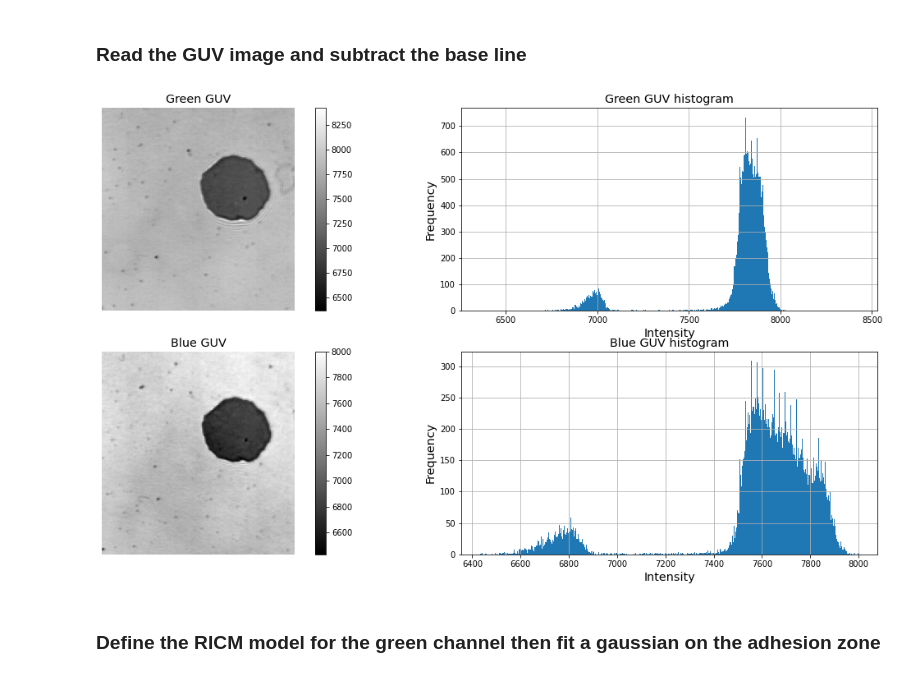
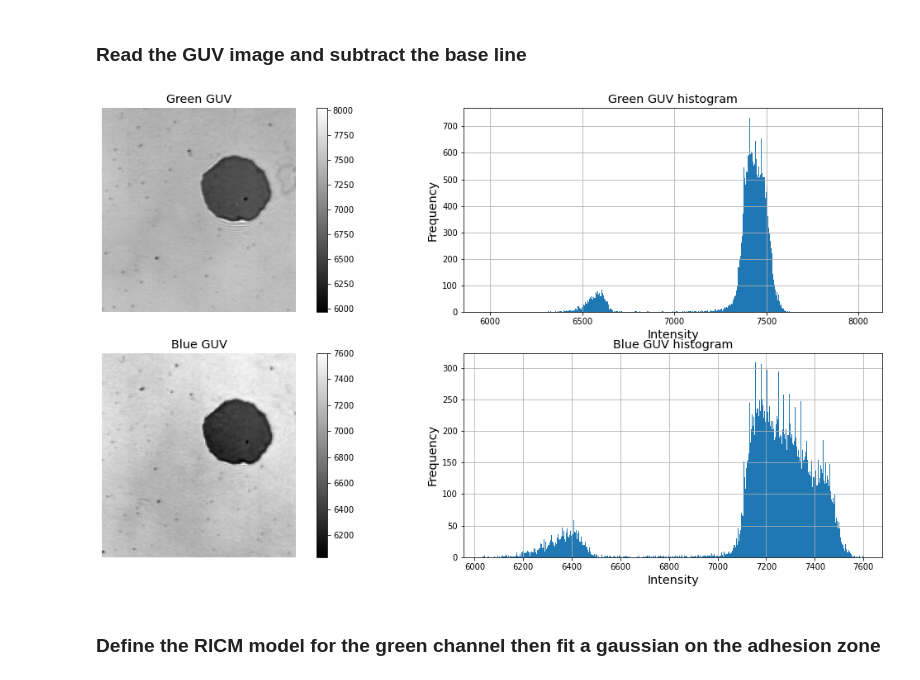
Before and after one commit to ahmed344/Membrane-Topography, a Jupyter notebook: Height_map_2_channels.ipynb, the cells around one changed output. Saved outputs shown, nothing was run; the diff lists cells and outputs as text; code cells hidden in the pictures.

```diff
--- a/Height_map_2_channels.ipynb
+++ b/Height_map_2_channels.ipynb
@@ -64,40 +65,40 @@ plt.grid();
 img = io.imread(f"Data/{experiment}/data/{object_img}.tif")
 
 # Subtract the base line
-img = img - 600
+img = img - 1000
 
 # display the image and it's histogram
 plt.figure(figsize=(20,10))
 
 plt.subplot(221)
 plt.imshow(img[0], cmap = "gray")
 plt.axis('off')
 plt.title('Green GUV', fontsize='x-large')
 plt.colorbar();
 
 plt.subplot(222)
 plt.hist(img[0].ravel(), bins = 500)
 plt.title('Green GUV histogram', fontsize='x-large')
 plt.xlabel('Intensity', fontsize='x-large')
 plt.ylabel('Frequency', fontsize='x-large')
 #plt.xlim(0,3000)
 plt.grid();
 
 plt.subplot(223)
 plt.imshow(img[1], cmap = "gray")
 plt.axis('off')
 plt.title('Blue GUV', fontsize='x-large')
 plt.colorbar();
 
 plt.subplot(224)
 plt.hist(img[1].ravel(), bins = 500)
 plt.title('Blue GUV histogram', fontsize='x-large')
 plt.xlabel('Intensity', fontsize='x-large')
 plt.ylabel('Frequency', fontsize='x-large')
 #plt.xlim(0,3000)
 plt.grid();
 # %% [output]
-[figure, old version]
+[figure, new version]
 # %% [markdown]
 ### Define the RICM model for the green channel then fit a gaussian on the adhesion zone
 # %%
```
Also changed, not shown: parts of 5 cells of this notebook.
